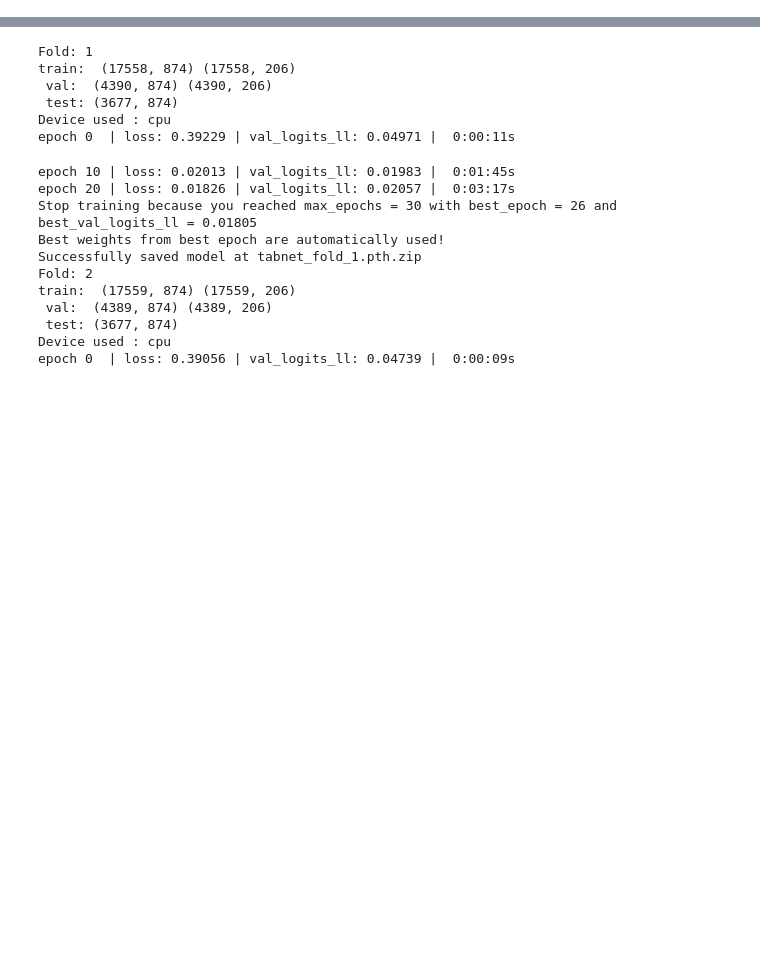
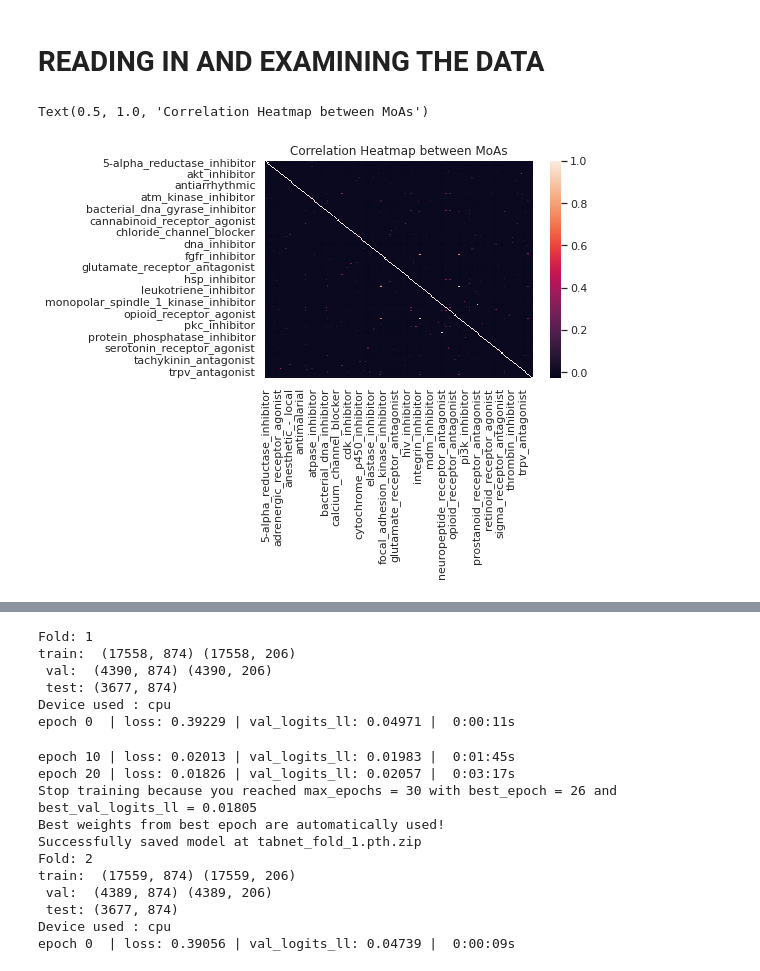
Before and after one commit to VishaalVageshwari/COMP9417_MoA_Prediction, a Jupyter notebook: notebooks/TabnetRegressor.ipynb, the cells around one changed output, grey strips where cells are left out. Drawn from its saved outputs; the diff is of its cells as text; code cells hidden in the pictures; blank space fills up the shorter version.

```diff
--- a/notebooks/TabnetRegressor.ipynb
+++ b/notebooks/TabnetRegressor.ipynb
@@ -52,0 +51,2 @@ from iterstrat.ml_stratifiers import MultilabelStratifiedKFold
+# %% [markdown]
+# **READING IN AND EXAMINING THE DATA**
@@ -52,0 +88,10 @@ from iterstrat.ml_stratifiers import MultilabelStratifiedKFold
+# %%
+X_train, Y_train, X_test, ss = prepare_data('../data/lish-moa')
+# %%
+sns.set_theme()
+targetCorrMatrix = Y_train.corr()
+targetHeatmap = sns.heatmap(targetCorrMatrix)
+targetHeatmap.set_title('Correlation Heatmap between MoAs')
+# %% [output]
+Text(0.5, 1.0, 'Correlation Heatmap between MoAs')
+[figure, added]
```
Also changed, not shown: parts of 25 cells of this notebook.
